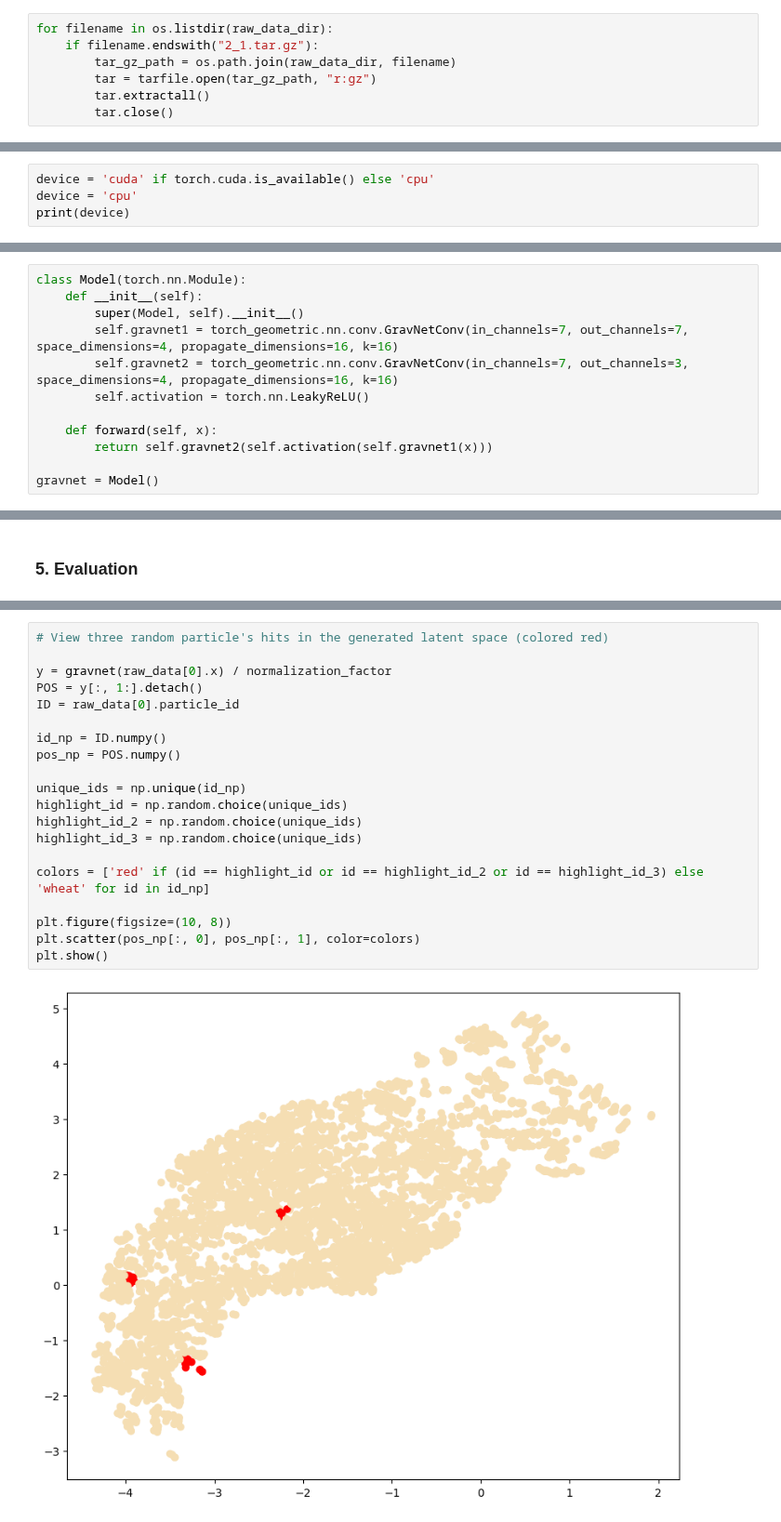
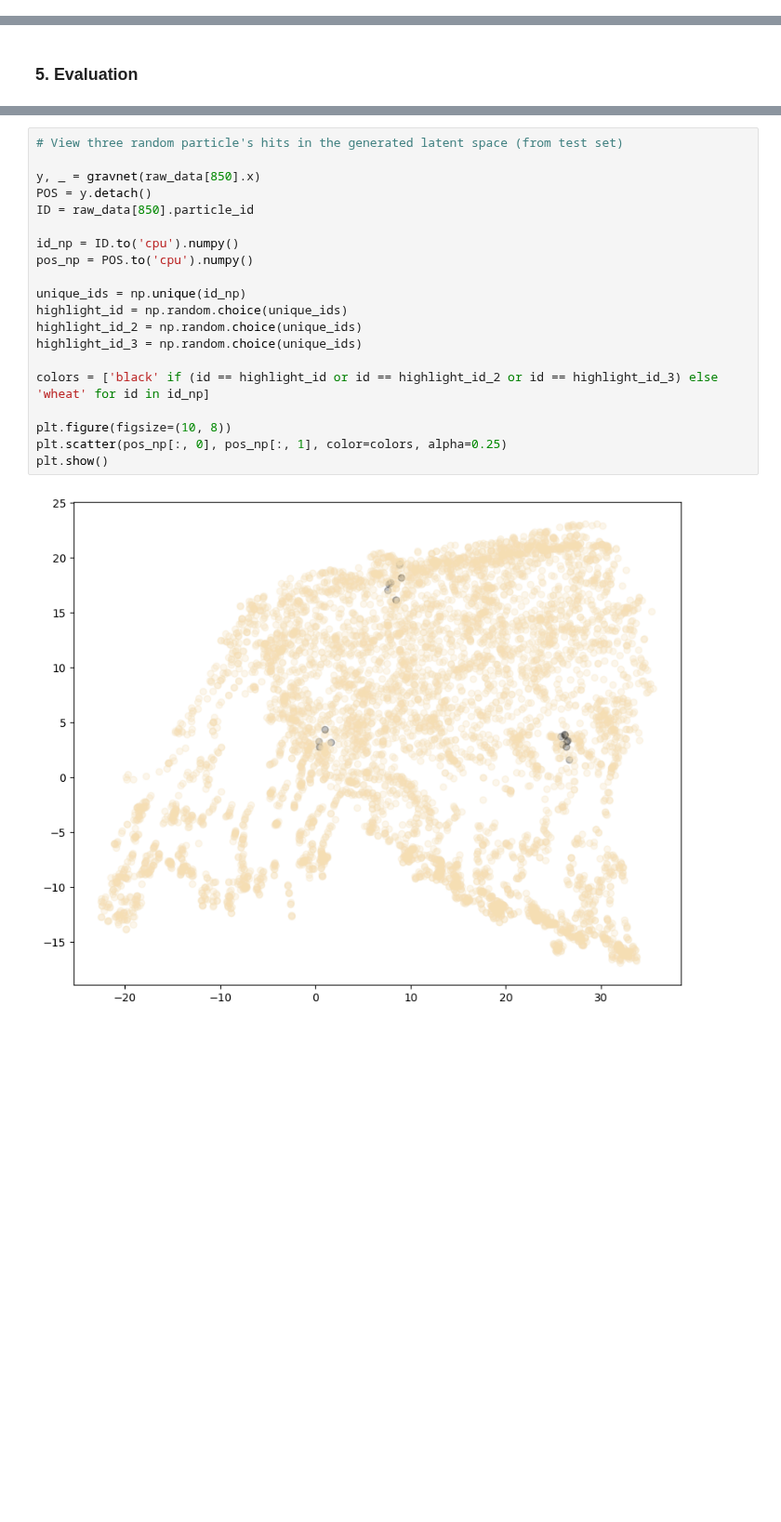
Before and after one commit to gnn-tracking/jian-gnn-tracking-experiments, a Jupyter notebook: notebooks/test.ipynb, the cells around one changed output, grey strips where cells are left out. Shown at 93% size. Saved outputs shown, nothing was run; the diff lists cells and outputs as text; blank space fills up the shorter version.

```diff
--- a/notebooks/test.ipynb
+++ b/notebooks/test.ipynb
@@ -12,10 +16,3 @@ import random
 # %%
 raw_data_dir = "../raw_data"
 output_dir = "../data"
-# %%
-for filename in os.listdir(raw_data_dir):
-    if filename.endswith("2_1.tar.gz"):
-        tar_gz_path = os.path.join(raw_data_dir, filename)
-        tar = tarfile.open(tar_gz_path, "r:gz")
-        tar.extractall()
-        tar.close()
@@ -26,7 +28,3 @@ for filename in os.listdir(raw_data_dir):
         tar = tarfile.open(tar_gz_path, "r:gz")
         tar.extractall(output_dir)
         tar.close()
-# %%
-device = 'cuda' if torch.cuda.is_available() else 'cpu'
-device = 'cpu'
-print(device)
@@ -140,14 +84,2 @@ def loss_function(ID, weight, position):
 # %% [markdown]
 #### 4. Training Loop
-# %%
-class Model(torch.nn.Module):
-    def __init__(self):
-        super(Model, self).__init__()
-        self.gravnet1 = torch_geometric.nn.conv.GravNetConv(in_channels=7, out_channels=7, space_dimensions=4, propagate_dimensions=16, k=16)
-        self.gravnet2 = torch_geometric.nn.conv.GravNetConv(in_channels=7, out_channels=3, space_dimensions=4, propagate_dimensions=16, k=16)
-        self.activation = torch.nn.LeakyReLU()
-
-    def forward(self, x):
-        return self.gravnet2(self.activation(self.gravnet1(x)))
-
-gravnet = Model()
@@ -206,22 +173,22 @@ plt.show()
 # %%
-# View three random particle's hits in the generated latent space (colored red)
+# View three random particle's hits in the generated latent space (from test set)
 
-y = gravnet(raw_data[0].x) / normalization_factor
-POS = y[:, 1:].detach()
-ID = raw_data[0].particle_id
+y, _ = gravnet(raw_data[850].x)
+POS = y.detach()
+ID = raw_data[850].particle_id
 
-id_np = ID.numpy()
-pos_np = POS.numpy()
+id_np = ID.to('cpu').numpy()
+pos_np = POS.to('cpu').numpy()
 
 unique_ids = np.unique(id_np)
 highlight_id = np.random.choice(unique_ids)
 highlight_id_2 = np.random.choice(unique_ids)
 highlight_id_3 = np.random.choice(unique_ids)
 
-colors = ['red' if (id == highlight_id or id == highlight_id_2 or id == highlight_id_3) else 'wheat' for id in id_np]
+colors = ['black' if (id == highlight_id or id == highlight_id_2 or id == highlight_id_3) else 'wheat' for id in id_np]
 
 plt.figure(figsize=(10, 8))
-plt.scatter(pos_np[:, 0], pos_np[:, 1], color=colors)
+plt.scatter(pos_np[:, 0], pos_np[:, 1], color=colors, alpha=0.25)
 plt.show()
 # %% [output]
-[figure, old version]
+[figure, new version]
```
Also changed, not shown: parts of 28 cells of this notebook.
